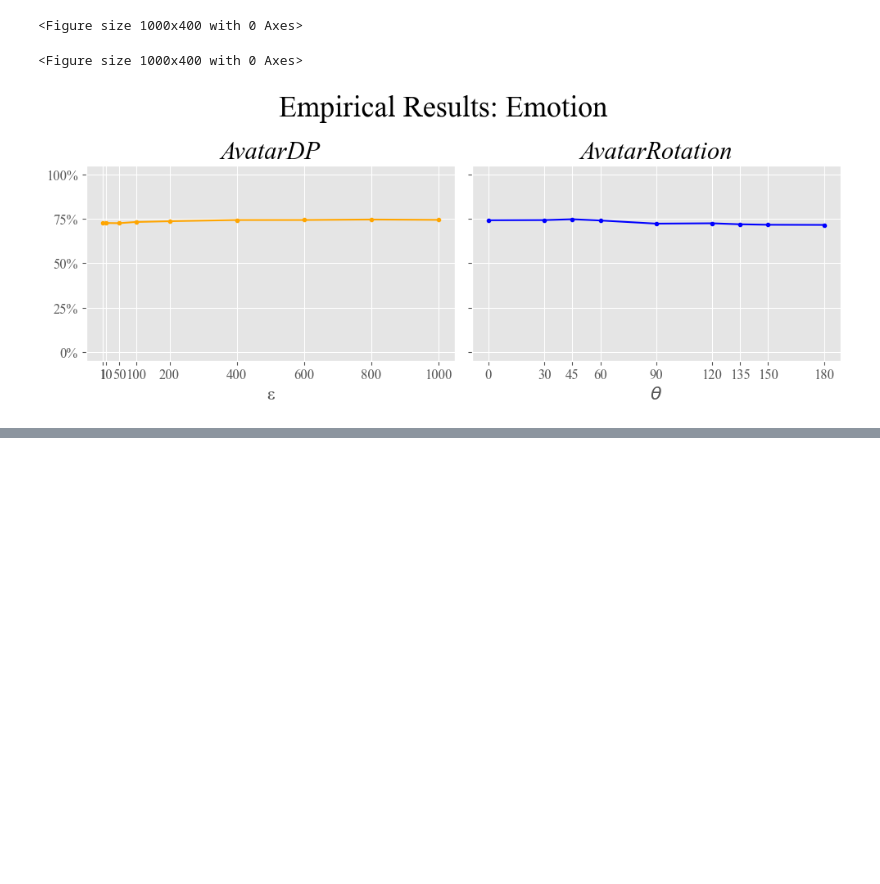
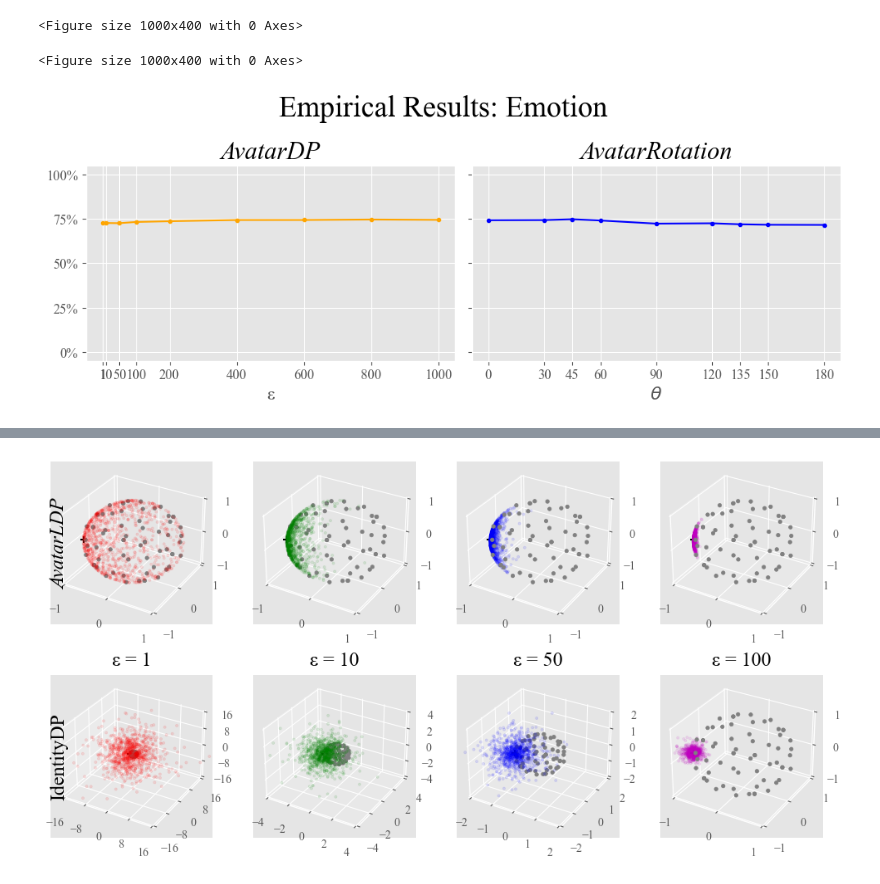
Before and after one commit to WahahaYes/FaceAnonEval, a Jupyter notebook: compare_results.ipynb, the cells around one changed output, grey strips where cells are left out. Saved outputs shown, nothing was run; the diff lists cells and outputs as text; code cells hidden in the pictures; blank space fills up the shorter version.

```diff
--- a/compare_results.ipynb
+++ b/compare_results.ipynb
@@ -641,14 +783,12 @@ X_embedded = TSNE(
 # %%
-eps_list = [1, 10, 100, 1000]
-
 z = len(eps_list)
 
 
-plt.rcParams["figure.figsize"] = [8, 4]
+plt.rcParams["figure.figsize"] = [12, 6]
 
 fig, ax = plt.subplots(2, z, subplot_kw=dict(projection="3d"))
 
-cols = ["r", "g", "b", "m"]
+cols = ["r", "g", "b", "m", "c", "orange"]
 
 
 for i in range(z):
@@ -659,7 +799,7 @@ for i in range(z):
         label=eps_list[i],
         color=cols[i],
         alpha=0.1,
-        s=10,
+        s=5,
     )
 
     ax[1, i].scatter(
@@ -669,10 +809,21 @@ for i in range(z):
         label=eps_list[i],
         color=cols[i],
         alpha=0.1,
-        s=10,
+        s=5,
     )
 
-    b = 50
+    # first scatter the populating samples
+    for j in [0, 1]:
+        ax[j, i].scatter(
+            X_embedded[(2 * z) * n_samples : -1, 0],
+            X_embedded[(2 * z) * n_samples : -1, 1],
+            X_embedded[(2 * z) * n_samples : -1, 2],
+            color="grey",
+            alpha=1,
+            s=10,
+        )
+
+    b = 1
 
     for j in [0, 1]:
         ax[j, i].scatter(
@@ -684,44 +835,70 @@ for i in range(z):
             color="k",
         )
         ax[j, i].set_xlim([-b, b])
-        ax[j, i].set_xticks([])
+        ax[j, i].set_xticks([-1, 0, 1])
         ax[j, i].set_ylim([-b, b])
-        ax[j, i].set_yticks([])
+        ax[j, i].set_yticks([-1, 0, 1])
         ax[j, i].set_zlim([-b, b])
-        ax[j, i].set_zticks([])
+        ax[j, i].set_zticks([-1, 0, 1])
+
+b = 16
+ax[1, 0].set_xlim([-b, b])
+ax[1, 0].set_xticks([-b, -b / 2, 0, b / 2, b])
+ax[1, 0].set_ylim([-b, b])
+ax[1, 0].set_yticks([-b, -b / 2, 0, b / 2, b])
+ax[1, 0].set_zlim([-b, b])
+ax[1, 0].set_zticks([-b, -b / 2, 0, b / 2, b])
+
+b = 4
+ax[1, 1].set_xlim([-b, b])
+ax[1, 1].set_xticks([-b, -b / 2, 0, b / 2, b])
+ax[1, 1].set_ylim([-b, b])
+ax[1, 1].set_yticks([-b, -b / 2, 0, b / 2, b])
+ax[1, 1].set_zlim([-b, b])
+ax[1, 1].set_zticks([-b, -b / 2, 0, b / 2, b])
+
+b = 2
+ax[1, 2].set_xlim([-b, b])
+ax[1, 2].set_xticks([-b, -b / 2, 0, b / 2, b])
+ax[1, 2].set_ylim([-b, b])
+ax[1, 2].set_yticks([-b, -b / 2, 0, b / 2, b])
+ax[1, 2].set_zlim([-b, b])
+ax[1, 2].set_zticks([-b, -b / 2, 0, b / 2, b])
 
 ax[0, 0].text2D(
     0,
     0.5,
-    "AvatarDP",
+    "AvatarLDP",
     style="italic",
     transform=ax[0, 0].transAxes,
     rotation="vertical",
     va="center",
     size="xx-large",
 )
 ax[1, 0].text2D(
     0,
     0.5,
     "IdentityDP",
     transform=ax[1, 0].transAxes,
     rotation="vertical",
     va="center",
     size="xx-large",
 )
 ax[0, 0].text2D(
-    0.5, -0.15, "ε = 1", ha="center", transform=ax[0, 0].transAxes, size="xx-large"
+    0.5, -0.25, "ε = 1", ha="center", transform=ax[0, 0].transAxes, size="xx-large"
 )
 ax[0, 1].text2D(
-    0.5, -0.15, "ε = 10", ha="center", transform=ax[0, 1].transAxes, size="xx-large"
+    0.5, -0.25, "ε = 10", ha="center", transform=ax[0, 1].transAxes, size="xx-large"
 )
 ax[0, 2].text2D(
-    0.5, -0.15, "ε = 100", ha="center", transform=ax[0, 2].transAxes, size="xx-large"
+    0.5, -0.25, "ε = 50", ha="center", transform=ax[0, 2].transAxes, size="xx-large"
 )
 ax[0, 3].text2D(
-    0.5, -0.15, "ε = 1000", ha="center", transform=ax[0, 3].transAxes, size="xx-large"
+    0.5, -0.25, "ε = 100", ha="center", transform=ax[0, 3].transAxes, size="xx-large"
 )
 
+plt.subplots_adjust(wspace=0.25, hspace=0.25)
 
-plt.tight_layout()
 plt.show()
+# %% [output]
+[figure, added]
```
Also changed, not shown: parts of 10 cells of this notebook, 14 other files.
